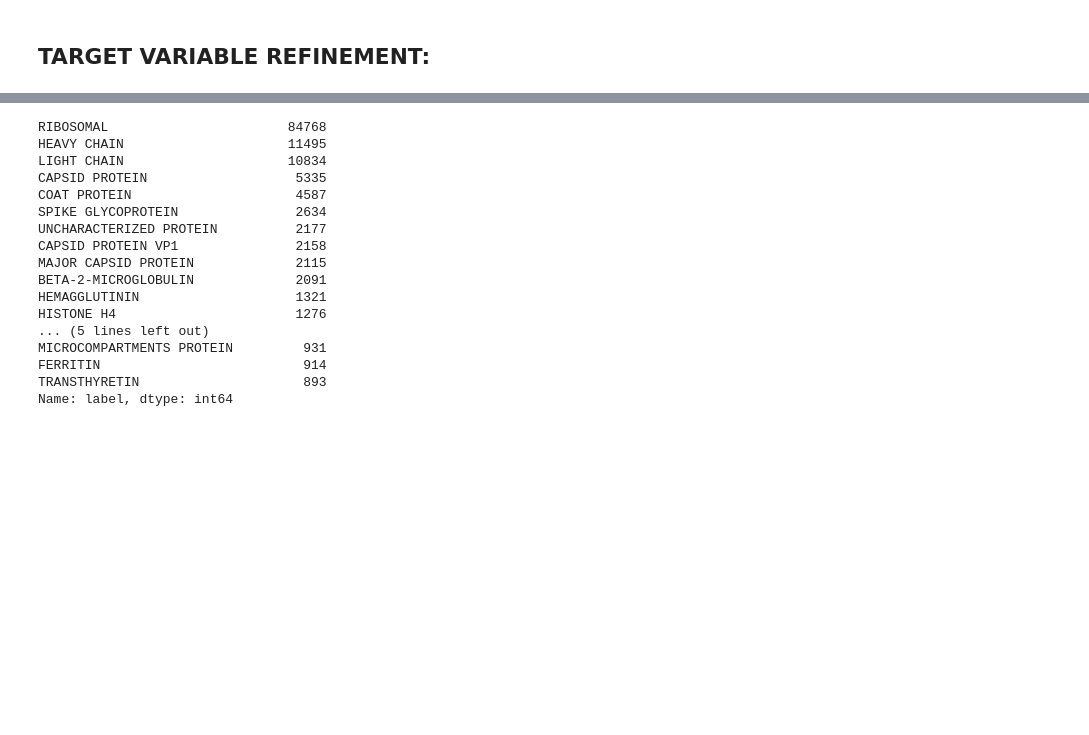
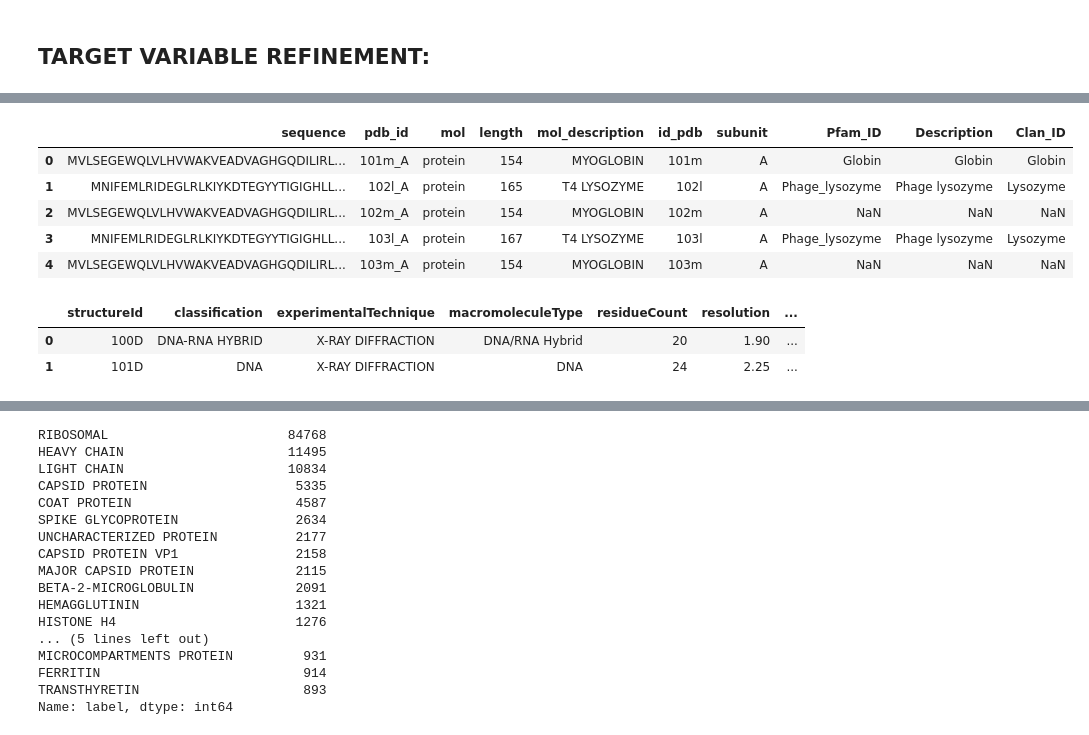
Before and after one commit to jdormaar/Functional_predictions_from_protein_residue_sequences, a Jupyter notebook: workbooks/pdb_eda.ipynb, the cells around one changed output, grey strips where cells are left out. Saved outputs shown, nothing was run; the diff lists cells and outputs as text; code cells hidden in the pictures; blank space fills up the shorter version.

```diff
--- a/workbooks/pdb_eda.ipynb
+++ b/workbooks/pdb_eda.ipynb
@@ -391,5 +193,0 @@ df_protease = change_label(df_protease, 'label', 'ALPHA-LYTIC PROTEASE', sub_tex
-# %%
-# TRICORN PROTEASES
-df = change_label(df, 'label', 'TRICORN PROTEASE', sub_text='TRICORN')
-df_enzymes = change_label(df_enzymes, 'label', 'TRICORN PROTEASE', sub_text='TRICORN')
-df_protease = change_label(df_protease, 'label', 'TRICORN PROTEASE', sub_text='TRICORN')
@@ -410,4 +193,0 @@ Name: label, dtype: int64
-# %%
-df = change_label(df, 'label', 'PROTEASE INHIBITOR')
-df_enzymes = change_label(df_enzymes, 'label', 'PROTEASE INHIBITOR')
-df_protease = change_label(df_protease, 'label', 'PROTEASE INHIBITOR')
@@ -443,18 +193,0 @@ df_protease.shape
-# %%
-# CYSTEINE PROTEASES
-df = change_label(df, 'label', 'CYSTEINE PROTEASE', sub_text='CYSTEINE')
-df_enzymes = change_label(df_enzymes, 'label', 'CYSTEINE PROTEASE', sub_text='CYSTEINE')
-df_protease = change_label(df_protease, 'label', 'CYSTEINE PROTEASE', sub_text='CYSTEINE')
-
-df = change_label(df, 'label', 'CYSTEINE PROTEASE', sub_text='SENTRIN')
-df_enzymes = change_label(df_enzymes, 'label', 'CYSTEINE PROTEASE', sub_text='SENTRIN')
-df_protease = change_label(df_protease, 'label', 'CYSTEINE PROTEASE', sub_text='SENTRIN')
-# %%
-# HIV-ANALOG PROTEASES
-df = change_label(df, 'label', 'HIV-ANALOG PROTEASE', sub_text='SIV')
-df_enzymes = change_label(df_enzymes, 'label', 'HIV-ANALOG PROTEASE', sub_text='SIV')
-df_protease = change_label(df_protease, 'label', 'HIV-ANALOG PROTEASE', sub_text='SIV')
-
-df = change_label(df, 'label', 'HIV-ANALOG PROTEASE', sub_text='FELINE')
-df_enzymes = change_label(df_enzymes, 'label', 'HIV-ANALOG PROTEASE', sub_text='FELINE')
-df_protease = change_label(df_protease, 'label', 'HIV-ANALOG PROTEASE', sub_text='FELINE')
@@ -480,0 +228,20 @@ Name: label, dtype: int64
+# %%
+df_class = df_pfam[['Pfam_ID', 'Description', 'Clan_ID']].copy()
+df_class['id_pdb'] = df_pfam['PdbID']
+
+df = df.merge(df_class, how='left', on='id_pdb')
+df.head()
+# %% [output]
+|  | sequence | pdb_id | mol | length | mol_description | id_pdb | subunit | Pfam_ID | Description | Clan_ID |
+| 0 | MVLSEGEWQLVLHVWAKVEADVAGHGQDILIRL... | 101m_A | protein | 154 | MYOGLOBIN | 101m | A | Globin | Globin | Globin |
+| 1 | MNIFEMLRIDEGLRLKIYKDTEGYYTIGIGHLL... | 102l_A | protein | 165 | T4 LYSOZYME | 102l | A | Phage_lysozyme | Phage lysozyme | Lysozyme |
+| 2 | MVLSEGEWQLVLHVWAKVEADVAGHGQDILIRL... | 102m_A | protein | 154 | MYOGLOBIN | 102m | A | NaN | NaN | NaN |
+| 3 | MNIFEMLRIDEGLRLKIYKDTEGYYTIGIGHLL... | 103l_A | protein | 167 | T4 LYSOZYME | 103l | A | Phage_lysozyme | Phage lysozyme | Lysozyme |
+| 4 | MVLSEGEWQLVLHVWAKVEADVAGHGQDILIRL... | 103m_A | protein | 154 | MYOGLOBIN | 103m | A | NaN | NaN | NaN |
+# %%
+df_xray = df_kaggle_xray.copy()
+df_xray.head(2)
+# %% [output]
+|  | structureId | classification | experimentalTechnique | macromoleculeType | residueCount | resolution | ... |
+| 0 | 100D | DNA-RNA HYBRID | X-RAY DIFFRACTION | DNA/RNA Hybrid | 20 | 1.90 | ... |
+| 1 | 101D | DNA | X-RAY DIFFRACTION | DNA | 24 | 2.25 | ... |
```
Also changed, not shown: parts of 49 cells of this notebook, 1 other file.
